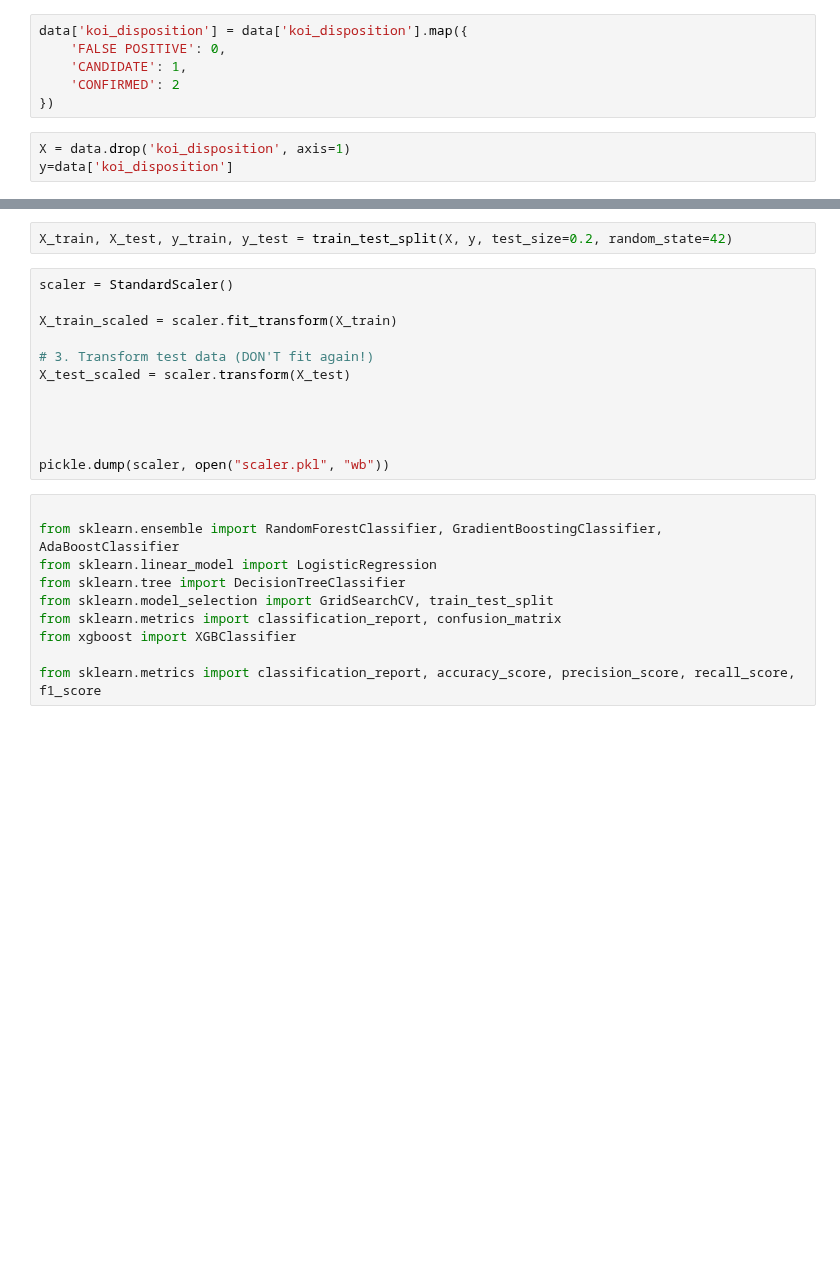
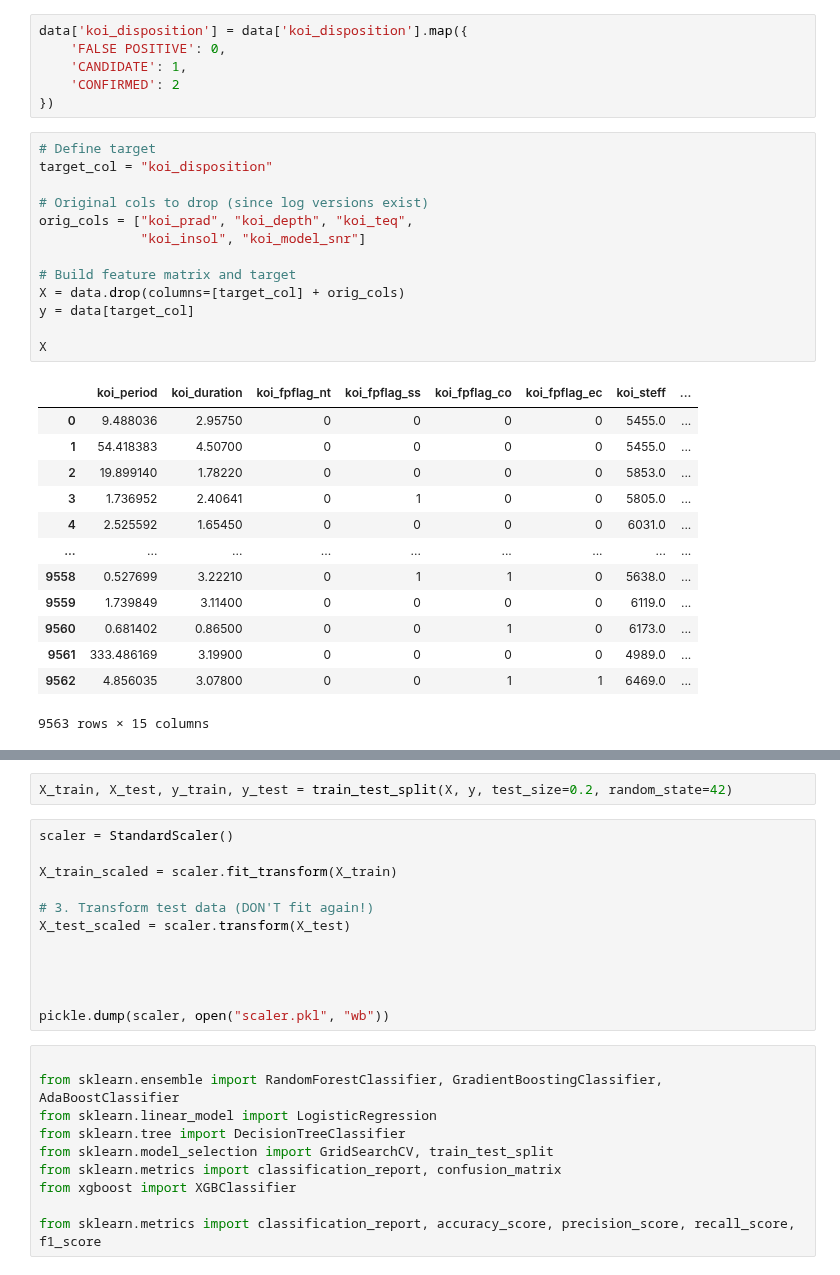
Before and after one commit to alijafarkamal/NasaSpaceApp-ExoPlanet, a Jupyter notebook: notebooks/model training.ipynb, the cells around one changed output, grey strips where cells are left out. Saved outputs shown, nothing was run; the diff lists cells and outputs as text; blank space fills up the shorter version.

```diff
--- a/notebooks/model training.ipynb
+++ b/notebooks/model training.ipynb
@@ -27,8 +36,32 @@ data['koi_disposition'] = data['koi_disposition'].map({
     'CONFIRMED': 2
 })
 # %%
-X = data.drop('koi_disposition', axis=1)
-y=data['koi_disposition']
+# Define target
+target_col = "koi_disposition"
+
+# Original cols to drop (since log versions exist)
+orig_cols = ["koi_prad", "koi_depth", "koi_teq",
+             "koi_insol", "koi_model_snr"]
+
+# Build feature matrix and target
+X = data.drop(columns=[target_col] + orig_cols)
+y = data[target_col]
+
+X
+# %% [output]
+|  | koi_period | koi_duration | koi_fpflag_nt | koi_fpflag_ss | koi_fpflag_co | koi_fpflag_ec | koi_steff | ... |
+| 0 | 9.488036 | 2.95750 | 0 | 0 | 0 | 0 | 5455.0 | ... |
+| 1 | 54.418383 | 4.50700 | 0 | 0 | 0 | 0 | 5455.0 | ... |
+| 2 | 19.899140 | 1.78220 | 0 | 0 | 0 | 0 | 5853.0 | ... |
+| 3 | 1.736952 | 2.40641 | 0 | 1 | 0 | 0 | 5805.0 | ... |
+| 4 | 2.525592 | 1.65450 | 0 | 0 | 0 | 0 | 6031.0 | ... |
+| ... | ... | ... | ... | ... | ... | ... | ... | ... |
+| 9558 | 0.527699 | 3.22210 | 0 | 1 | 1 | 0 | 5638.0 | ... |
+| 9559 | 1.739849 | 3.11400 | 0 | 0 | 0 | 0 | 6119.0 | ... |
+| 9560 | 0.681402 | 0.86500 | 0 | 0 | 1 | 0 | 6173.0 | ... |
+| 9561 | 333.486169 | 3.19900 | 0 | 0 | 0 | 0 | 4989.0 | ... |
+| 9562 | 4.856035 | 3.07800 | 0 | 0 | 1 | 1 | 6469.0 | ... |
+9563 rows × 15 columns
 # %%
 data.describe()
 # %% [output]
```
Also changed, not shown: parts of 6 cells of this notebook, 34 other files.
